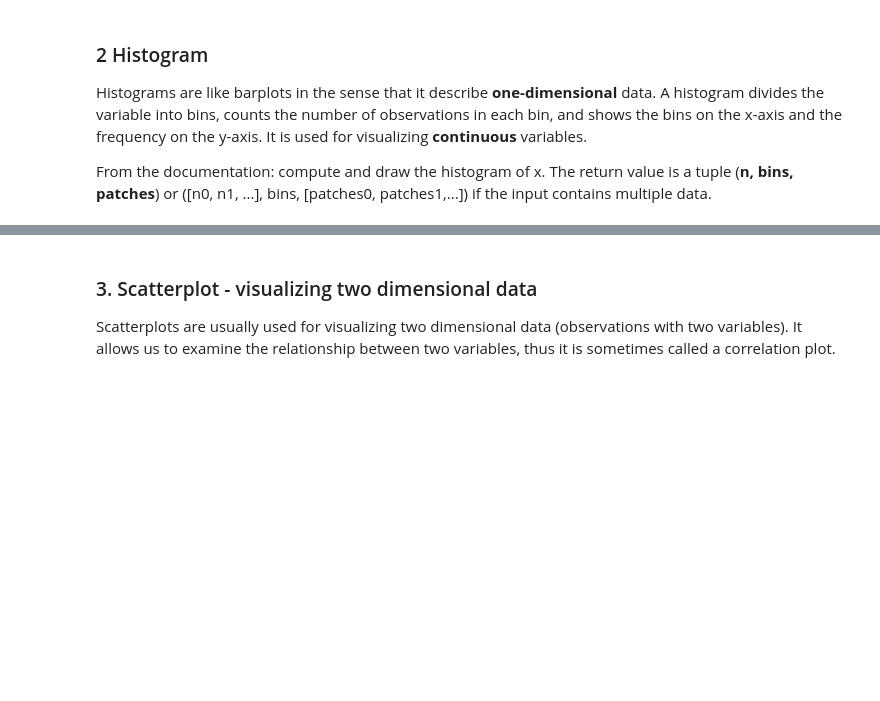
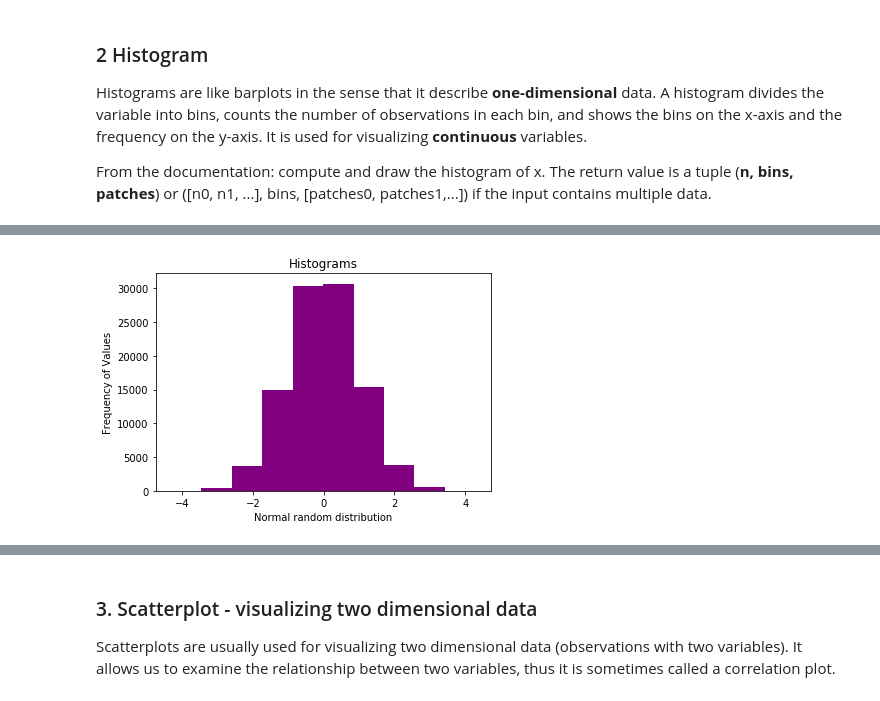
Before and after one commit to congxu1990/hbs-ds-060120, a Jupyter notebook: module-1/day-8-visualizations/visualizations_Cong.ipynb, the cells around one changed output, grey strips where cells are left out. Saved outputs shown, nothing was run; the diff lists cells and outputs as text; code cells hidden in the pictures; blank space fills up the shorter version.

```diff
--- a/module-1/day-8-visualizations/visualizations_Cong.ipynb
+++ b/module-1/day-8-visualizations/visualizations_Cong.ipynb
@@ -675,17 +685,19 @@ Comparison of barplots and histogram
 # %%
 # Set seed for reproducability
 np.random.seed(2018)
 
 # Generate 1000 values from 0 standard normal distribution
 x = np.random.randn(100000)
 
 # Plot the distogram with hist() function
-plt.hist(x, bins=1000, color='purple')
+plt.hist(x, bins=10, color='purple')
 
 plt.xlabel('Normal random distribution')
 plt.ylabel('Frequency of Values')
 plt.title('Histograms')
 plt.show()
+# %% [output]
+[figure, added]
 # %%
 # overlaid histograms for two distributions
 # plotting two histograms
```
Also changed, not shown: parts of 27 cells of this notebook, 2 other files.
